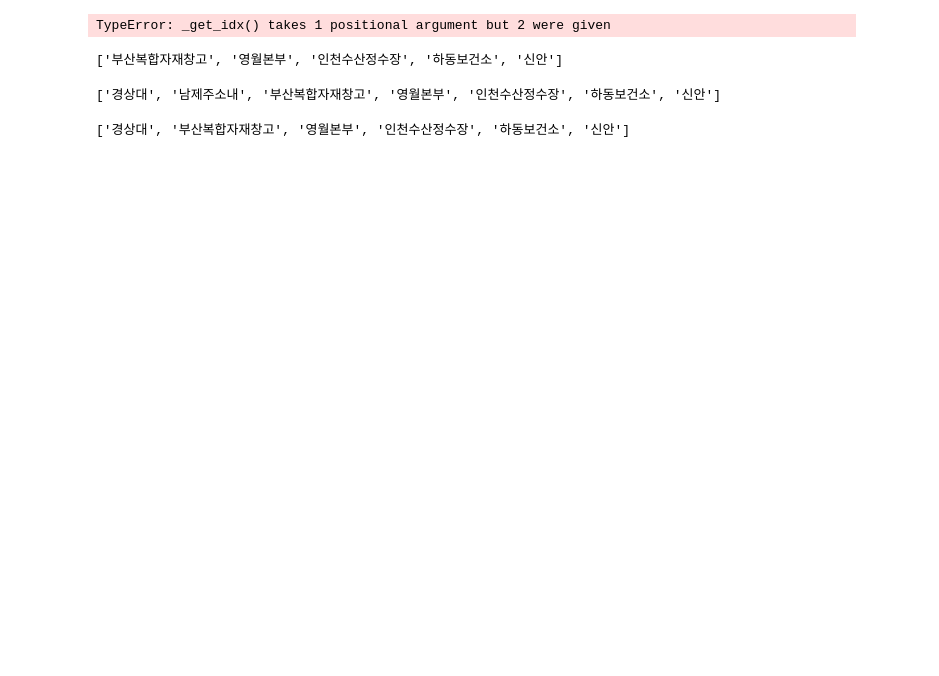
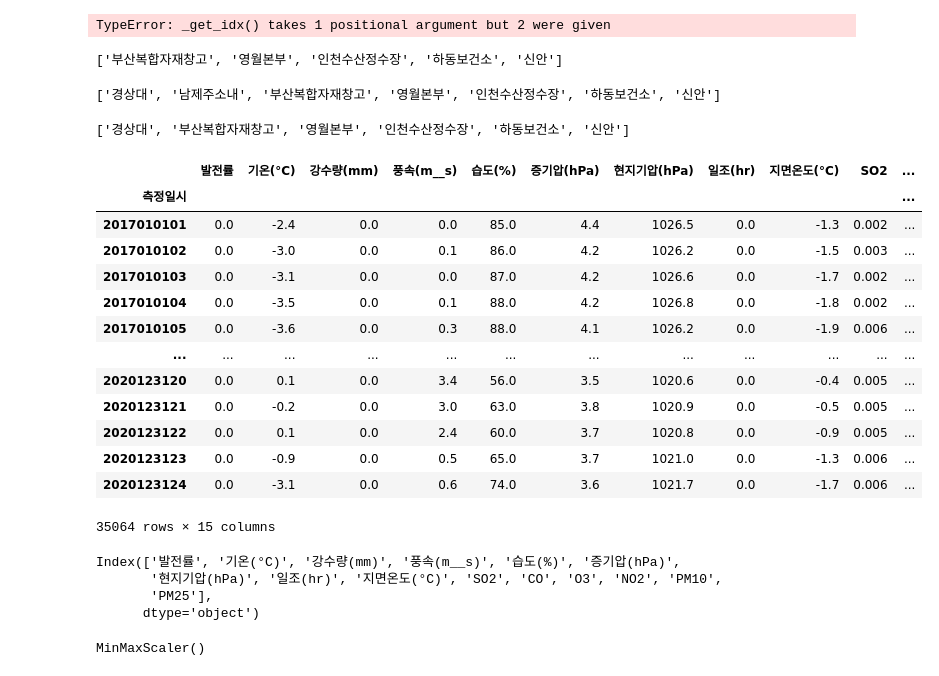
Before and after one commit to djkim0516/Local_Solar_Ratio, a Jupyter notebook: main_csv.ipynb, the cells around one changed output. Saved outputs shown, nothing was run; the diff lists cells and outputs as text; code cells hidden in the pictures; blank space fills up the shorter version.

Commit message:
dataset updated

```diff
--- a/main_csv.ipynb
+++ b/main_csv.ipynb
@@ -560,3 +543,5 @@ loc_list.remove(train_loc)
 loc_list
 # %% [output]
 ['경상대', '부산복합자재창고', '영월본부', '인천수산정수장', '하동보건소', '신안']
+# %%
+train_dataset = pd.read_csv(f'./dataset/solar_weather_2017_2020_경상대.csv', encoding='cp949', index_col=0)
@@ -562,0 +551,24 @@ loc_list
+# %%
+train_dataset
+# %% [output]
+|  | 발전률 | 기온(°C) | 강수량(mm) | 풍속(m__s) | 습도(%) | 증기압(hPa) | 현지기압(hPa) | 일조(hr) | 지면온도(°C) | SO2 | ... |
+| 측정일시 |  |  |  |  |  |  |  |  |  |  | ... |
+| 2017010101 | 0.0 | -2.4 | 0.0 | 0.0 | 85.0 | 4.4 | 1026.5 | 0.0 | -1.3 | 0.002 | ... |
+| 2017010102 | 0.0 | -3.0 | 0.0 | 0.1 | 86.0 | 4.2 | 1026.2 | 0.0 | -1.5 | 0.003 | ... |
+| 2017010103 | 0.0 | -3.1 | 0.0 | 0.0 | 87.0 | 4.2 | 1026.6 | 0.0 | -1.7 | 0.002 | ... |
+| 2017010104 | 0.0 | -3.5 | 0.0 | 0.1 | 88.0 | 4.2 | 1026.8 | 0.0 | -1.8 | 0.002 | ... |
+| 2017010105 | 0.0 | -3.6 | 0.0 | 0.3 | 88.0 | 4.1 | 1026.2 | 0.0 | -1.9 | 0.006 | ... |
+| ... | ... | ... | ... | ... | ... | ... | ... | ... | ... | ... | ... |
+| 2020123120 | 0.0 | 0.1 | 0.0 | 3.4 | 56.0 | 3.5 | 1020.6 | 0.0 | -0.4 | 0.005 | ... |
+| 2020123121 | 0.0 | -0.2 | 0.0 | 3.0 | 63.0 | 3.8 | 1020.9 | 0.0 | -0.5 | 0.005 | ... |
+| 2020123122 | 0.0 | 0.1 | 0.0 | 2.4 | 60.0 | 3.7 | 1020.8 | 0.0 | -0.9 | 0.005 | ... |
+| 2020123123 | 0.0 | -0.9 | 0.0 | 0.5 | 65.0 | 3.7 | 1021.0 | 0.0 | -1.3 | 0.006 | ... |
+| 2020123124 | 0.0 | -3.1 | 0.0 | 0.6 | 74.0 | 3.6 | 1021.7 | 0.0 | -1.7 | 0.006 | ... |
+35064 rows × 15 columns
+# %%
+train_dataset.columns
+# %% [output]
+Index(['발전률', '기온(°C)', '강수량(mm)', '풍속(m__s)', '습도(%)', '증기압(hPa)',
+       '현지기압(hPa)', '일조(hr)', '지면온도(°C)', 'SO2', 'CO', 'O3', 'NO2', 'PM10',
+       'PM25'],
+      dtype='object')
@@ -562,0 +577,4 @@ loc_list
+# %%
+scaler.fit(train_dataset)
+# %% [output]
+MinMaxScaler()
```
Also changed, not shown: parts of 7 cells of this notebook, 12 other files.
